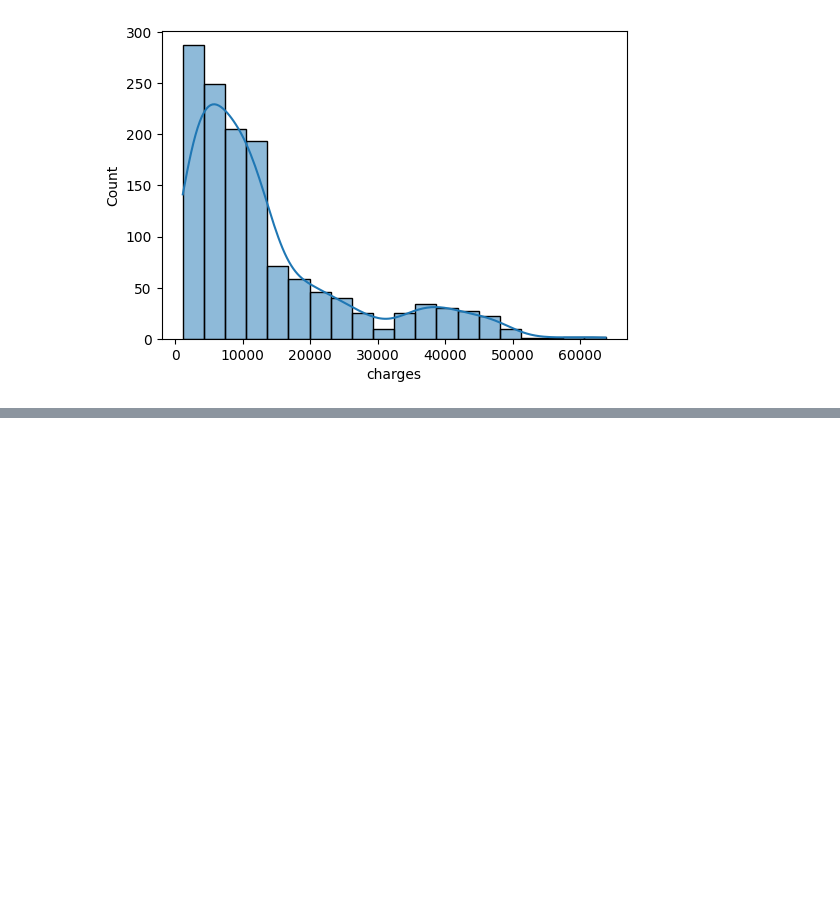
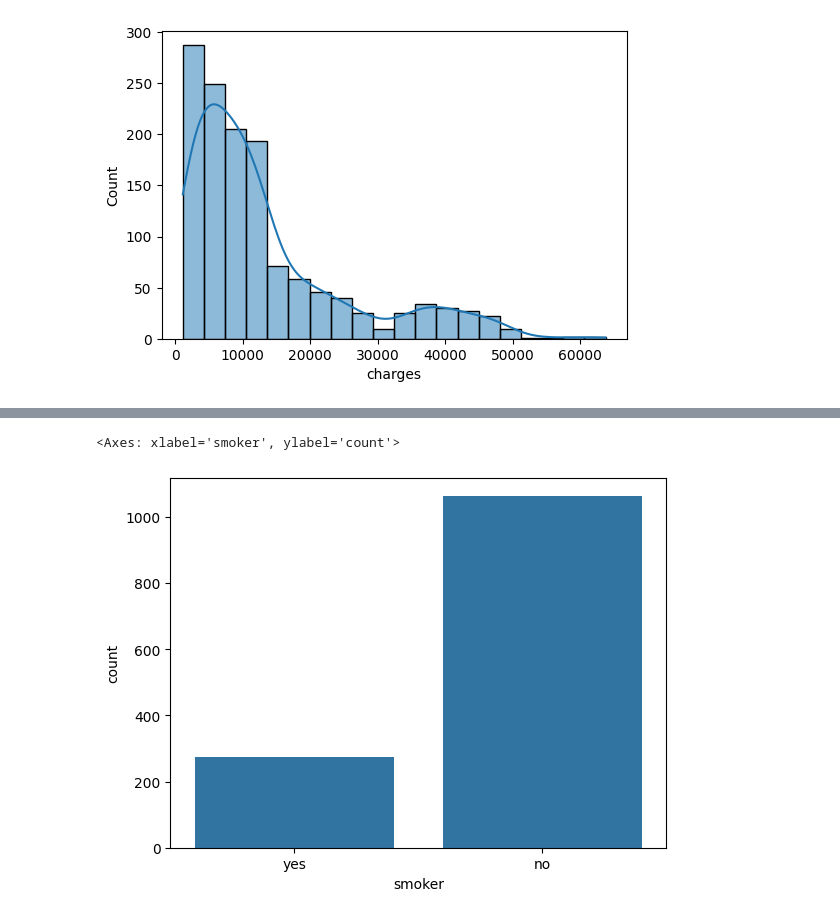
Before and after one commit to x-shakuni/machine-learning-projects, a Jupyter notebook: Supervised Machine Learning/insurance/insurance_EDA.ipynb, the cells around one changed output, grey strips where cells are left out. Cells and saved outputs as stored; diff of their text form; code cells hidden in the pictures; blank space fills up the shorter version.

```diff
--- a/Supervised Machine Learning/insurance/insurance_EDA.ipynb
+++ b/Supervised Machine Learning/insurance/insurance_EDA.ipynb
@@ -79,0 +95,5 @@ for col in numeric_columns:
+# %%
+sns.countplot(x=data['smoker'])
+# %% [output]
+<Axes: xlabel='smoker', ylabel='count'>
+[figure, added]
```
Also changed, not shown: parts of 34 cells of this notebook.
